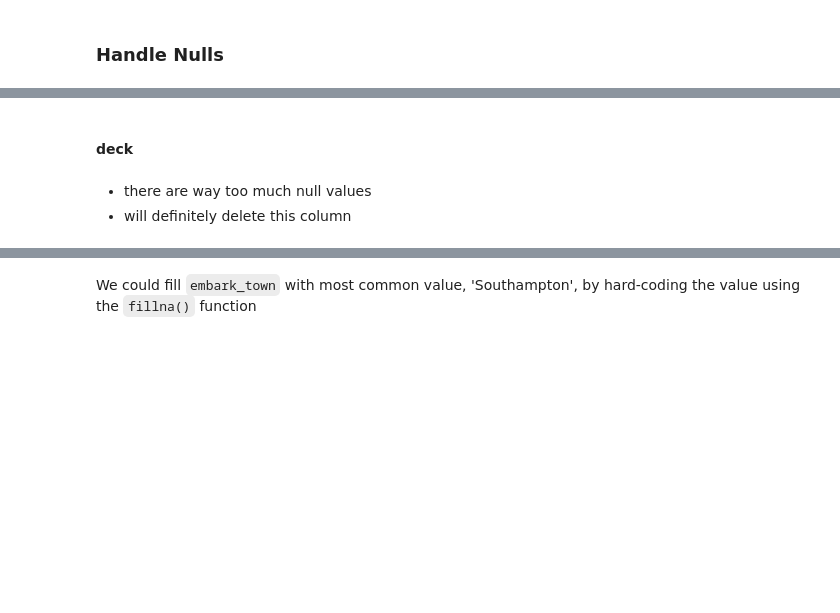
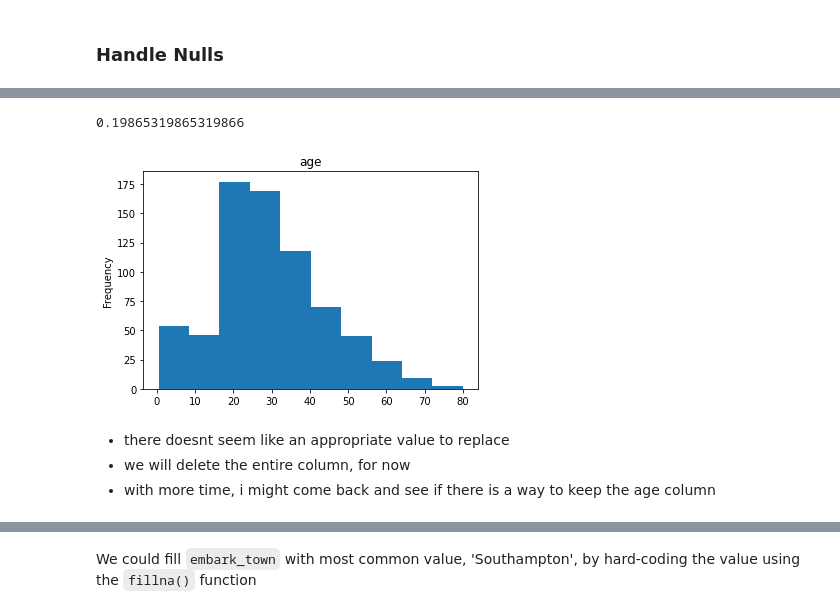
Before and after one commit to CodeupClassroom/pagel-classification-exercises, a Jupyter notebook: prepare_lesson.ipynb, the cells around one changed output, grey strips where cells are left out. Drawn from its saved outputs; the diff is of its cells as text; code cells hidden in the pictures; blank space fills up the shorter version.

```diff
--- a/prepare_lesson.ipynb
+++ b/prepare_lesson.ipynb
@@ -436,2 +462,18 @@ Note: not all these answers will make sense for your column!!
+# %%
+#check percentage
+df.age.isnull().mean()
+# %% [output]
+0.19865319865319866
+# %%
+#plot it
+df.age.plot.hist()
+plt.title('age')
+plt.show()
+# %% [output]
+[figure, added]
+# %% [markdown]
+- there doesnt seem like an appropriate value to replace
+- we will delete the entire column, for now
+- with more time, i might come back and see if there is a way to keep the age column
 # %%
 #drop
@@ -440,5 +480,0 @@ Note: not all these answers will make sense for your column!!
-# %% [markdown]
-#### deck
-# %% [markdown]
-- there are way too much null values
-- will definitely delete this column
```
Also changed, not shown: parts of 156 cells of this notebook.
